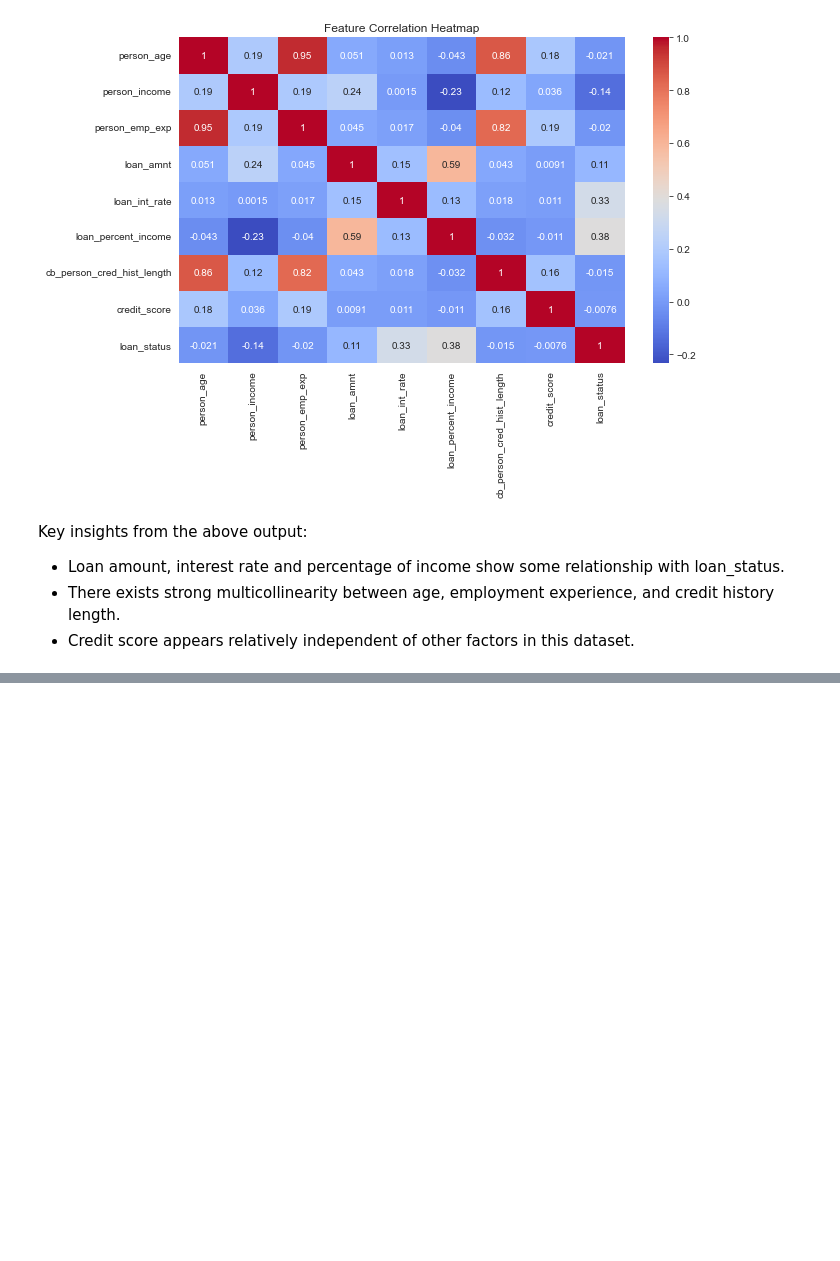
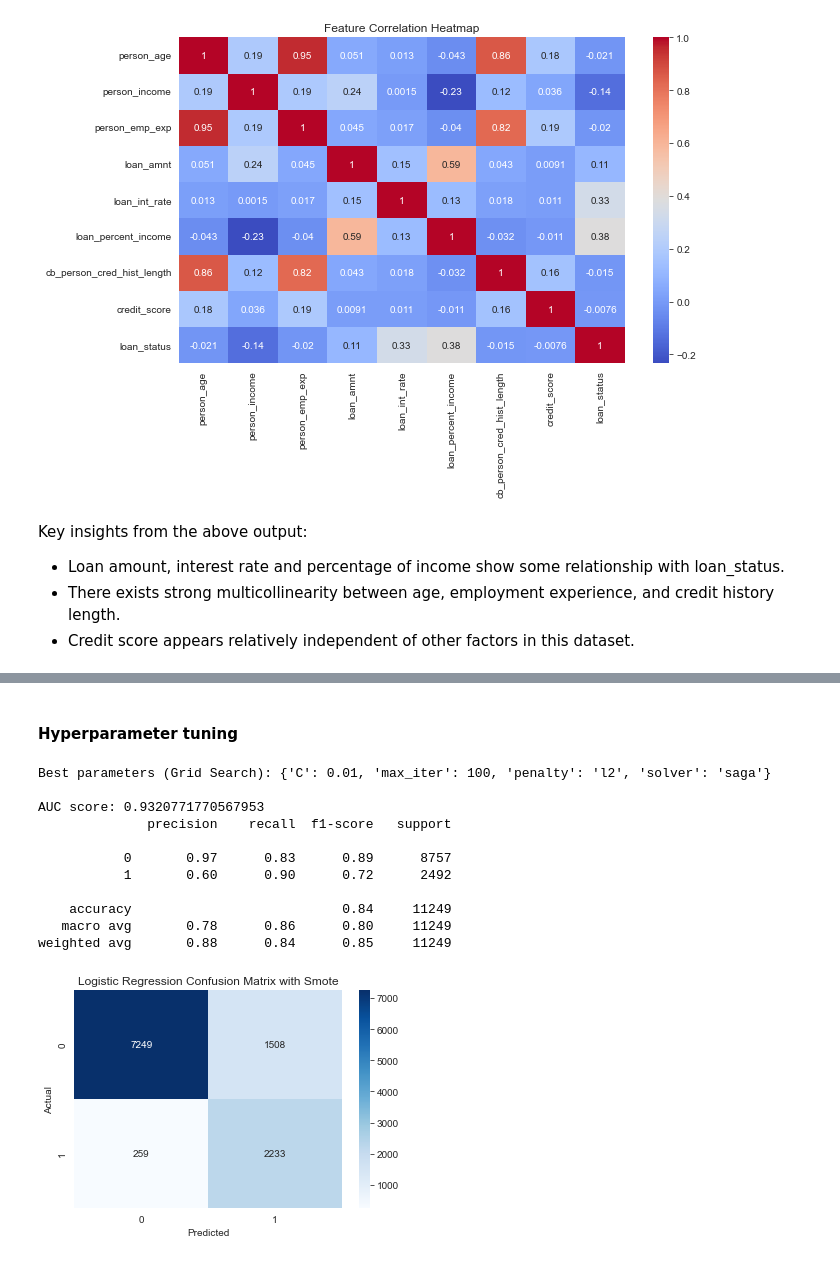
Before and after one commit to Patoh254code/Credit_Risk_Analysis, a Jupyter notebook: index.ipynb, the cells around one changed output, grey strips where cells are left out. Cells and saved outputs as stored; diff of their text form; code cells hidden in the pictures; blank space fills up the shorter version.

```diff
--- a/index.ipynb
+++ b/index.ipynb
@@ -329,0 +618,64 @@ Key insights from the above output:
+# %% [markdown]
+#### Hyperparameter tuning
+# %%
+
+# Balance classes using SMOTE
+sm = SMOTE(random_state=42)
+X_train_smote, y_train_smote = sm.fit_resample(X_train, y_train)
+
+# Normalize the features
+scaler = MinMaxScaler()
+X_train_scaled = scaler.fit_transform(X_train_smote)
+X_test_scaled = scaler.transform(X_test)
+
+# Set up hyperparameter grid
+lr_scaled_params = {
+    'penalty': ['l1', 'l2'],
+    'solver': ['saga', 'liblinear'],
+    'C': [0.01, 0.1, 1, 10],
+    'max_iter': [100, 200, 500, 1000]
+}
+
+# train the model
+lr_smote = LogisticRegression(max_iter=1000)
+
+# Grid Search
+lr_smote_grid = GridSearchCV(estimator=lr_scaled,
+                              param_grid=lr_scaled_params,
+                              scoring='recall',
+                              cv=5,
+                              n_jobs=-1)
+
+lr_smote_grid.fit(X_train_scaled, y_train_smote)
+best_lr_smote = lr_smote_grid.best_estimator_
+y_pred_lr_smote1 = best_lr_smote.predict(X_test_scaled)
+
+# Auc score
+smote_score = best_lr_smote.decision_function(X_test_scaled)
+test_fpr_lr_smote1, test_tpr_lr_smote1, thresh = roc_curve(y_test, smote_score)
+smote_auc_lr1 = auc(test_fpr_lr_smote1, test_tpr_lr_smote1)
+
+print("Best parameters (Grid Search):", lr_smote_grid.best_params_,"\n")
+print(f"AUC score: {smote_auc_lr1}")
+print(classification_report(y_true=y_test, y_pred=y_pred_lr_smote1))
+
+# confusion matrix for the predictions
+cfm = confusion_matrix(y_true=y_test, y_pred=y_pred_lr_smote1)
+sns.heatmap(cfm, fmt='d', annot=True, cmap="Blues")
+plt.title("Logistic Regression Confusion Matrix with Smote")
+plt.ylabel('Actual')
+plt.xlabel('Predicted')
+plt.show()
+# %% [output]
+Best parameters (Grid Search): {'C': 0.01, 'max_iter': 100, 'penalty': 'l2', 'solver': 'saga'}
+
+AUC score: 0.9320771770567953
+              precision    recall  f1-score   support
+
+           0       0.97      0.83      0.89      8757
+           1       0.60      0.90      0.72      2492
+
+    accuracy                           0.84     11249
+   macro avg       0.78      0.86      0.80     11249
+weighted avg       0.88      0.84      0.85     11249
+[figure, added]
```
Also changed, not shown: parts of 36 cells of this notebook.
